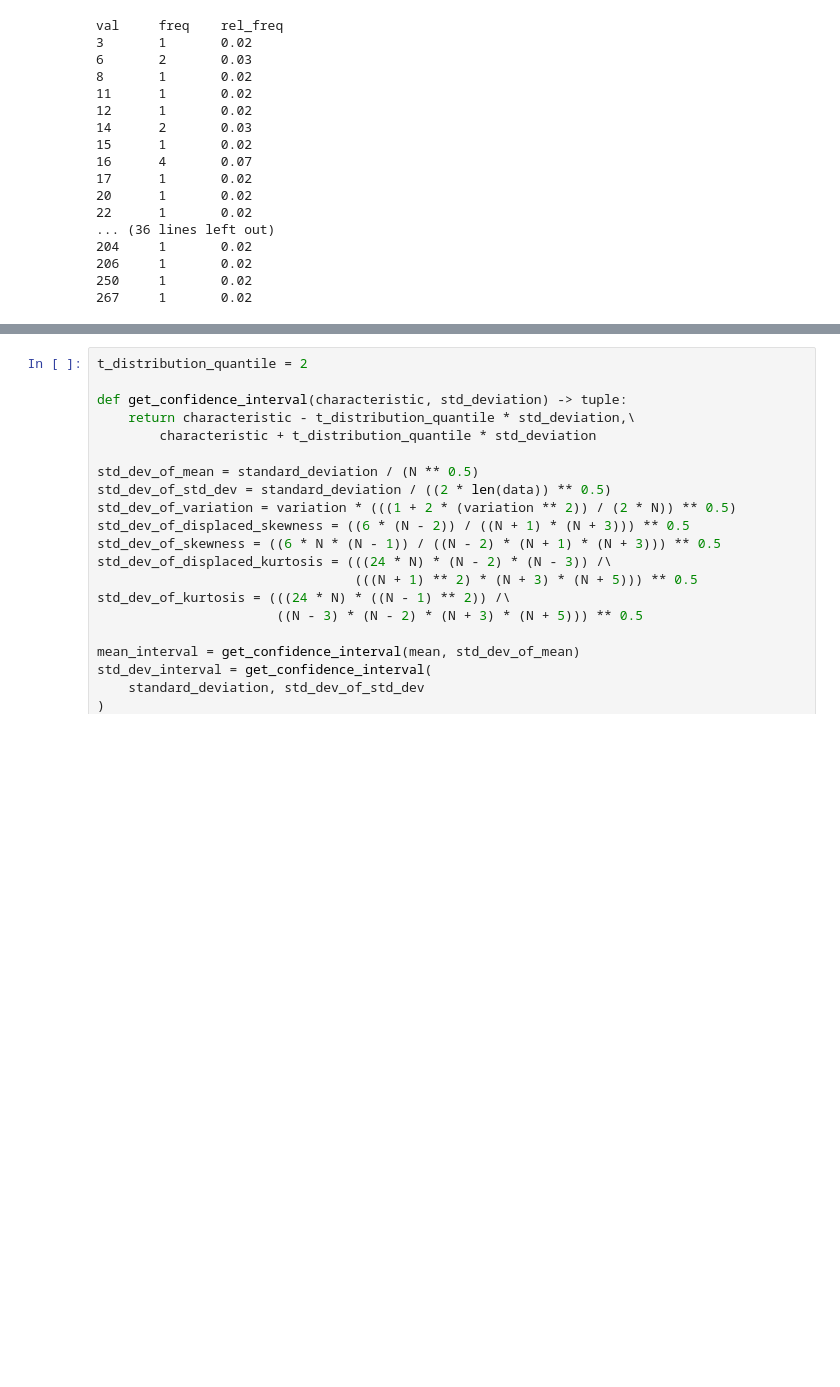
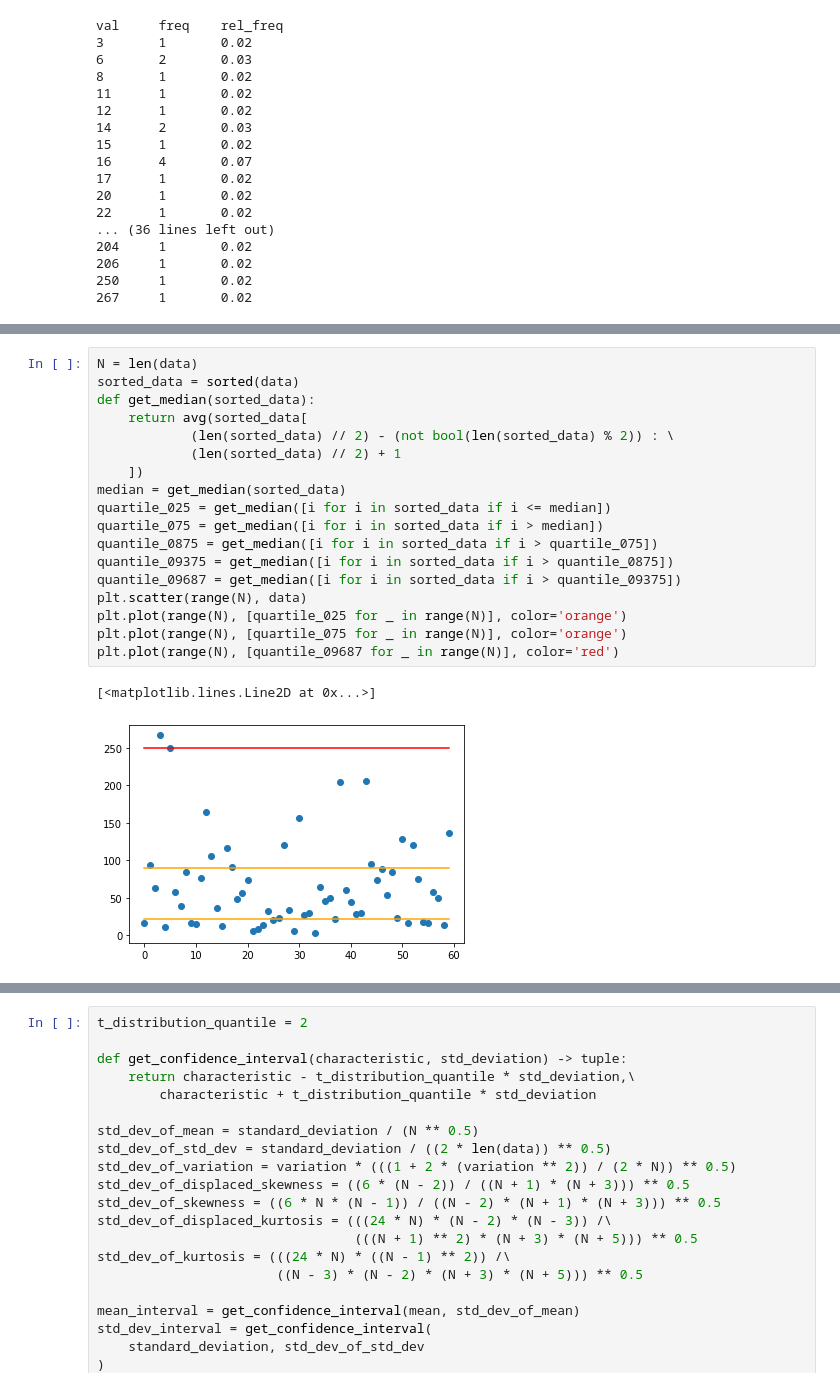
Before and after one commit to crazylinuxer/empirical_methods, a Jupyter notebook: lab1/Untitled.ipynb, the cells around one changed output, grey strips where cells are left out. Drawn from its saved outputs; the diff is of its cells as text; blank space fills up the shorter version.

```diff
--- a/lab1/Untitled.ipynb
+++ b/lab1/Untitled.ipynb
@@ -93 +128,22 @@ plt.plot(x_grid, y_grid, color="orange", linewidth=3)
+# %%
+N = len(data)
+sorted_data = sorted(data)
+def get_median(sorted_data):
+    return avg(sorted_data[
+            (len(sorted_data) // 2) - (not bool(len(sorted_data) % 2)) : \
+            (len(sorted_data) // 2) + 1
+    ])
+median = get_median(sorted_data)
+quartile_025 = get_median([i for i in sorted_data if i <= median])
+quartile_075 = get_median([i for i in sorted_data if i > median])
+quantile_0875 = get_median([i for i in sorted_data if i > quartile_075])
+quantile_09375 = get_median([i for i in sorted_data if i > quantile_0875])
+quantile_09687 = get_median([i for i in sorted_data if i > quantile_09375])
+plt.scatter(range(N), data)
+plt.plot(range(N), [quartile_025 for _ in range(N)], color='orange')
+plt.plot(range(N), [quartile_075 for _ in range(N)], color='orange')
+plt.plot(range(N), [quantile_09687 for _ in range(N)], color='red')
+# %% [output]
+[<matplotlib.lines.Line2D at 0x...>]
+[figure, added]
 # %%
```
Also changed, not shown: parts of 4 cells of this notebook.
